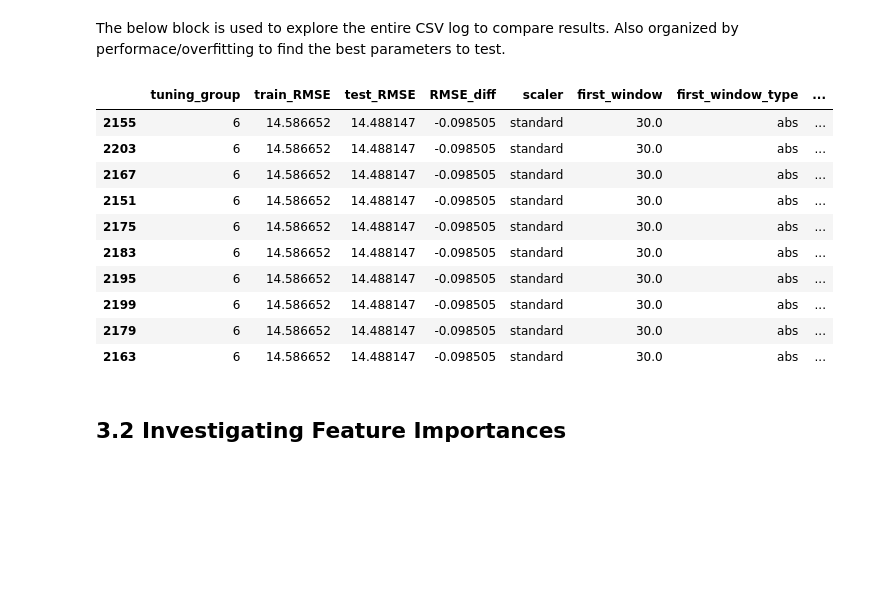
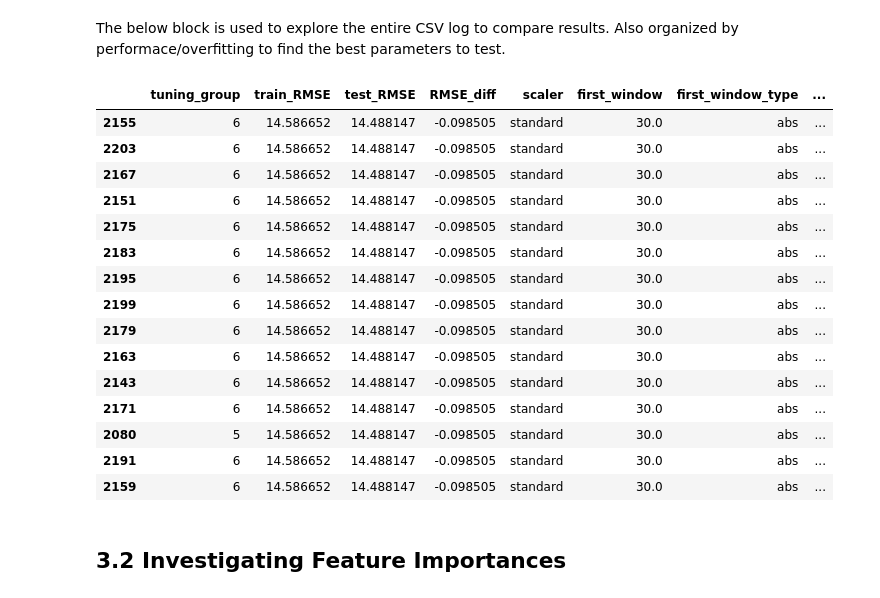
Before and after one commit to sakinanazarali/RUL_Prediction, a Jupyter notebook: models/GBDT-Raw.ipynb, the cells around one changed output. Drawn from its saved outputs; the diff is of its cells as text; code cells hidden in the pictures; blank space fills up the shorter version.

```diff
--- a/models/GBDT-Raw.ipynb
+++ b/models/GBDT-Raw.ipynb
@@ -854,34 +858,39 @@ df = df[[ 'tuning_group',
          'second_window',
          'second_window_type',
 #          'drop_nan_train',
 #          'min_periods',
          'mod_loss',
          'mod_learning_rate',
          'mod_n_estimators',
          'mod_subsample',
 #          'mod_min_samples_split',
 #          'mod_min_samples_leaf',
          'mod_max_depth',
          'mod_validation',
          'num_features',
          'train_samples_dropped'
         ]]
 df.insert(3, "RMSE_diff", df["test_RMSE"] - df["train_RMSE"])
 pd.set_option('display.max_rows', None)
 #df = df.sort_values("test_RMSE").reset_index(drop = True)[:20]
-df.sort_values("test_RMSE")[:10]
+df.sort_values("test_RMSE")[:15]
 # %% [output]
 |  | tuning_group | train_RMSE | test_RMSE | RMSE_diff | scaler | first_window | first_window_type | ... |
 | 2155 | 6 | 14.586652 | 14.488147 | -0.098505 | standard | 30.0 | abs | ... |
 | 2203 | 6 | 14.586652 | 14.488147 | -0.098505 | standard | 30.0 | abs | ... |
 | 2167 | 6 | 14.586652 | 14.488147 | -0.098505 | standard | 30.0 | abs | ... |
 | 2151 | 6 | 14.586652 | 14.488147 | -0.098505 | standard | 30.0 | abs | ... |
 | 2175 | 6 | 14.586652 | 14.488147 | -0.098505 | standard | 30.0 | abs | ... |
 | 2183 | 6 | 14.586652 | 14.488147 | -0.098505 | standard | 30.0 | abs | ... |
 | 2195 | 6 | 14.586652 | 14.488147 | -0.098505 | standard | 30.0 | abs | ... |
 | 2199 | 6 | 14.586652 | 14.488147 | -0.098505 | standard | 30.0 | abs | ... |
 | 2179 | 6 | 14.586652 | 14.488147 | -0.098505 | standard | 30.0 | abs | ... |
 | 2163 | 6 | 14.586652 | 14.488147 | -0.098505 | standard | 30.0 | abs | ... |
+| 2143 | 6 | 14.586652 | 14.488147 | -0.098505 | standard | 30.0 | abs | ... |
+| 2171 | 6 | 14.586652 | 14.488147 | -0.098505 | standard | 30.0 | abs | ... |
+| 2080 | 5 | 14.586652 | 14.488147 | -0.098505 | standard | 30.0 | abs | ... |
+| 2191 | 6 | 14.586652 | 14.488147 | -0.098505 | standard | 30.0 | abs | ... |
+| 2159 | 6 | 14.586652 | 14.488147 | -0.098505 | standard | 30.0 | abs | ... |
 # %% [markdown]
 ## 3.2 Investigating Feature Importances
 # %% [markdown]
```
Also changed, not shown: parts of 20 cells of this notebook, 2 other files.
